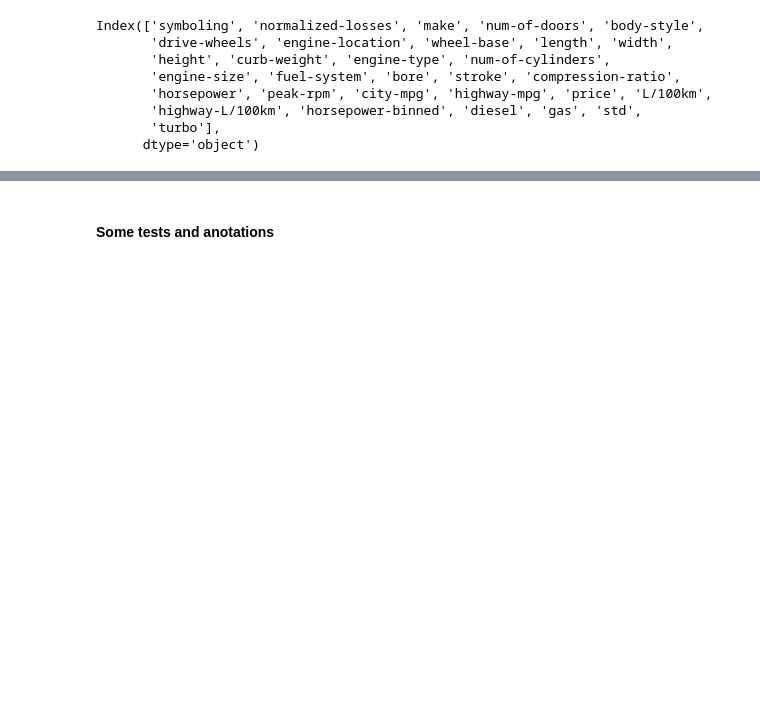
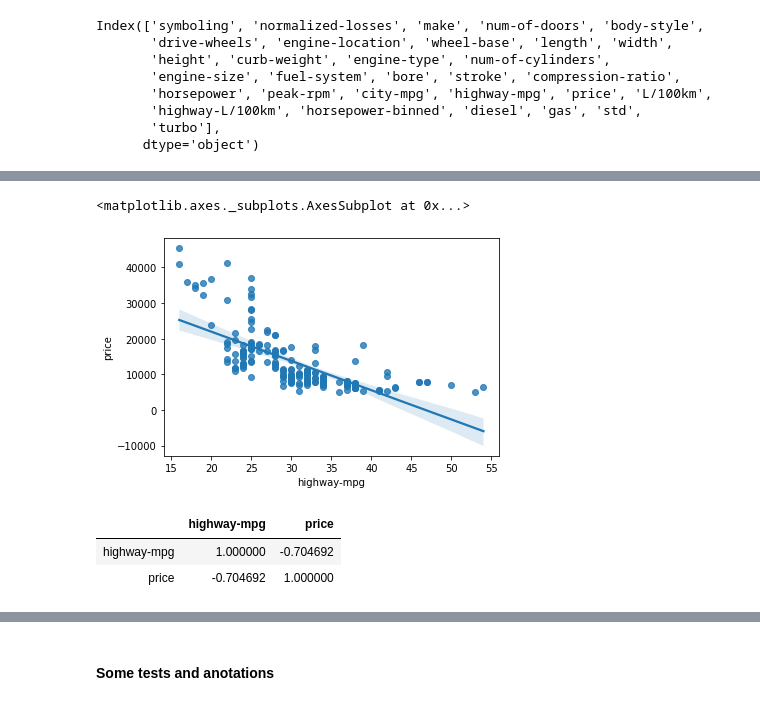
Before and after one commit to hahafael/IBM-s_data_science_course, a Jupyter notebook: wrapping_up_on_the_automobile_dataset.ipynb, the cells around one changed output, grey strips where cells are left out. Drawn from its saved outputs; the diff is of its cells as text; code cells hidden in the pictures; blank space fills up the shorter version.

```diff
--- a/wrapping_up_on_the_automobile_dataset.ipynb
+++ b/wrapping_up_on_the_automobile_dataset.ipynb
@@ -395,0 +459,13 @@ df.to_csv('clean_df.csv')
+# %%
+sns.regplot(x="highway-mpg", y="price", data=df)
+# As the highway-mpg variable goes down, the price variables goes down to. So the two variables has a negative
+#proportion.
+# %% [output]
+<matplotlib.axes._subplots.AxesSubplot at 0x...>
+[figure, added]
+# %%
+df[["highway-mpg", "price"]].corr()  # It agrees with the plot above.
+# %% [output]
+|  | highway-mpg | price |
+| highway-mpg | 1.000000 | -0.704692 |
+| price | -0.704692 | 1.000000 |
```
Also changed, not shown: parts of 54 cells of this notebook.
